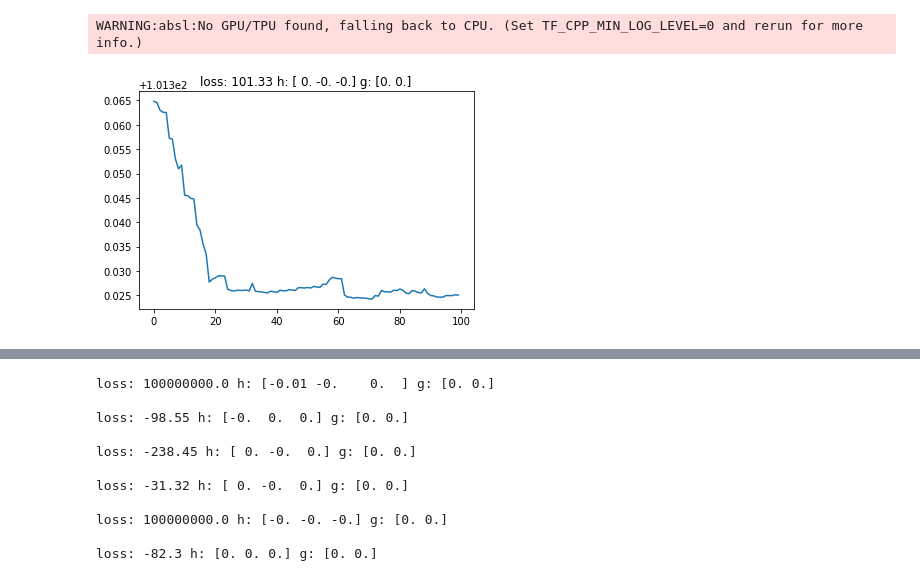
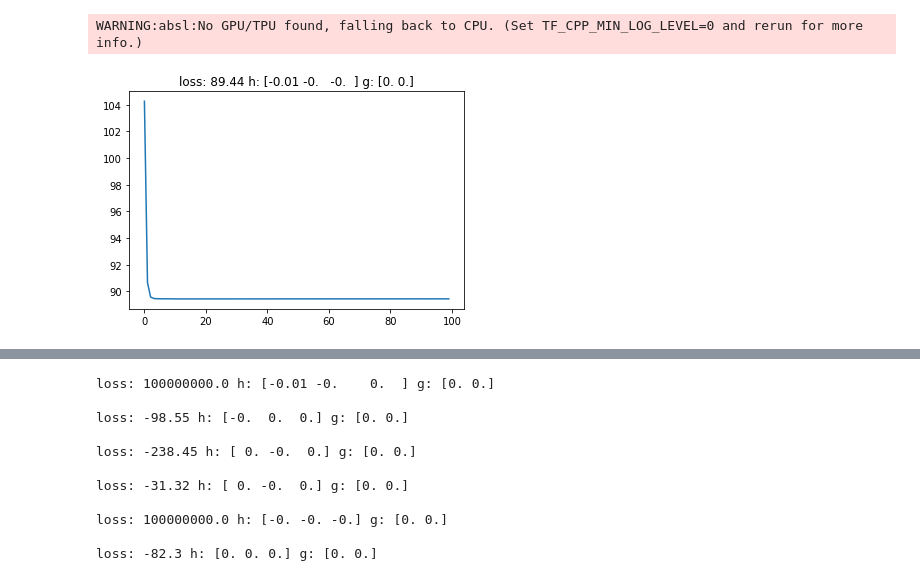
Before and after one commit to choltz95/Eigenvalue-problem-plus-linear-constraints, a Jupyter notebook: rayleigh.ipynb, the cells around one changed output, grey strips where cells are left out. Cells and saved outputs as stored; diff of their text form; code cells hidden in the pictures.

```diff
--- a/rayleigh.ipynb
+++ b/rayleigh.ipynb
@@ -138,7 +144,7 @@ def sqp(A, L, E_0, X):
 
     return Z, Del
 
-def newton(opt_params, A, L, X_k, b_x, b_y, maxiters=100, alpha=-0.5, beta=0.9):
+def newton(opt_params, A, L, X_k, b_x, b_y, maxiters=100, alpha=0.5, beta=0.9):
     opt_state, opt_update, get_params = opt_params
     loss = []
     param_hist  = []
@@ -171,9 +177,7 @@ def newton(opt_params, A, L, X_k, b_x, b_y, maxiters=100, alpha=-0.5, beta=0.9):
                 break
 
         X_k = X_k_t
-        L = L_t
         opt_state = opt_state_t
-        #l = np.array(f(X_k, A, A, b_x, b_y))
 
         param_hist.append(X_k)
         loss.append(f_xp)
@@ -191,7 +195,9 @@ def ssm():
 # %%
 """SQP test"""
 def cluster(rng, opt_params, X_k, A, fixed_indices, maxiters=1000,
-            c1=1, c2=1, c3=0, centroid=jnp.array([0,0]), centercons=None, v=None, D=None, eps=1e-8):
+            c1=1, c2=1, c3=0, centroid=jnp.array([0,0]), centercons=None, v=None, D=None, eps=1e-8, method='pgd'):
+    method = method.lower()
+    assert method in ['pgd','pnd','ssm']
     assert len(A.shape) == 2
     assert A.shape[0] == X_k.shape[0]
 
@@ -213,27 +219,17 @@ def cluster(rng, opt_params, X_k, A, fixed_indices, maxiters=1000,
         fixed_idx[i,fixed_indices[i]] += 1
 
     if k>0:
-        """
-        need to fix this 2 quadratic forms -> 1 quadratic form
-        """
         constraints = np.concatenate([fixed_idx,np.expand_dims(1-fixed_idx.sum(0),0)])
         fixed_coordsx = np.concatenate([fixed_coordsx,np.expand_dims(centercons[0],0)])
         fixed_coordsy = np.concatenate([fixed_coordsy,np.expand_dims(centercons[1],0)])
         P = null_space(constraints).T
 
         n0_x = np.linalg.pinv(constraints)@fixed_coordsx
-        #P_x = null_space(constraints).T
         b_x = P@A@n0_x
 
-
-        #A_x = P_x@A@P_x.T
-
         n0_y = np.linalg.pinv(constraints)@fixed_coordsy
-        #P_y = null_space(constraints).T
         b_y = P@A@n0_y
 
-
-        #A_y = P_y@A@P_y.T
         A = P@A@P.T
     else:
         constraints = np.expand_dims(np.ones(n),0)
@@ -255,17 +251,21 @@ def cluster(rng, opt_params, X_k, A, fixed_indices, maxiters=1000,
     X_k_n = np.array(np.linalg.pinv(P.T)@(X_k-n0.T))
     L = np.ones((2,2))
 
-    ##########
-    #opt_init, opt_update, get_params = padam(1e-1,partial(lambda x, y, z: project(z, x, y), C, centroid),
-    #                                         b1=0.9, b2=0.999, eps=1e-08)
-    opt_init, opt_update, get_params = psgd(partial(lambda x, y: project(y,x),C))
-    opt_init, opt_update, get_params = opt_params
-    opt_state = opt_init((X_k_n, L))
-    result = newton((opt_state, opt_update, get_params), A, L, X_k_n, b_x, b_y,
-                    maxiters=100, alpha=0.5, beta=0.9)
-
-    ##########
-
+    if method == "pgd":
+        opt_init, opt_update, get_params = padam(1e-1,partial(lambda x, y, z: project(z, x, y), C, centroid),
+                                             b1=0.9, b2=0.999, eps=1e-08)
+        opt_init, opt_update, get_params = opt_params
+        opt_state = opt_init(X_k_n)
+        result = pgd_autograd((opt_state, opt_update, get_params), A_x, A_y, b_x, b_y, C, maxiters)
+    elif method == "pnd":
+        opt_init, opt_update, get_params = psgd(partial(lambda x, y: project(y,x),C))
+        opt_init, opt_update, get_params = opt_params
+        opt_state = opt_init((X_k_n, L))
+        result = newton((opt_state, opt_update, get_params), A, L, X_k_n, b_x, b_y,
+                        maxiters=100, alpha=0.5, beta=0.9)
+    else:
+        print("method not supported")
+        return 1
 
     X_k = result['x']
 
@@ -289,6 +289,7 @@ def cluster(rng, opt_params, X_k, A, fixed_indices, maxiters=1000,
 
     return result
 
+method = "pnd" # pnd or pgd
 seed = 0
 rng = random.PRNGKey(seed)
 
@@ -298,36 +299,43 @@ c2=v.sum()*10**2*1/12
 c3=0
 C = jnp.block([[c1, c3],[c3, c2]])
 
-#opt_init, opt_update, get_params = padam(5e-1,partial(lambda x, y: project(y,x),C), b1=0.9, b2=0.999, eps=1e-08)
-opt_init, opt_update, get_params = psgd(partial(lambda x, y: project(y,x),C))
+if method == "pgd":
+    opt_init, opt_update, get_params = padam(5e-1,partial(lambda x, y: project(y,x),C), b1=0.9, b2=0.999, eps=1e-08)
+elif method == "pnd":
+    opt_init, opt_update, get_params = psgd(partial(lambda x, y: project(y,x),C))
 
 eps = 1e-8
 alpha = 5e-3
 key, subkey = jax.random.split(rng)
 
+# initialization
 #X_k = random.normal(subkey, (n,2))
 #X_k = X_k/np.linalg.norm(X_k)*100
 
 w,v = np.linalg.eig(L)
 idx = w.argsort()[::-1]
 w = w[idx]
 v = v[:,idx]
-#X_k = v[:,-3:-1]
 X_k = v[:,-2:]
 
 fixed_indices = np.array([],dtype=int)
 result = cluster(rng, (opt_init, opt_update, get_params),
                  X_k, L, fixed_indices,c1=c1, c2=c2, c3=c3, centercons=v.sum()*jnp.array([0,0]),
-                 v=None, D=None, eps=1e-8)
-
+                 v=None, D=None, eps=1e-8, method=method)
+results = [result]
 X_k_n=result['x']
 loss = result['lossh']
 param_hist = result['sln_path']
+
+# take minimum-cost solution along path
+mincostidx = np.argmin(loss)
+X_k = param_hist[mincostidx]
+
 
 gc = result['g']
 hc = result['h']
 plt.plot(loss)
 plt.title('loss: {} h: {} g: {}'.format(str(np.round(loss[-1],2)), np.round(hc,2), np.round(gc,2)))
 plt.show()
 # %% [output]
-[figure, old version]
+[figure, new version]
```
Also changed, not shown: parts of 16 cells of this notebook, 6 other files.
